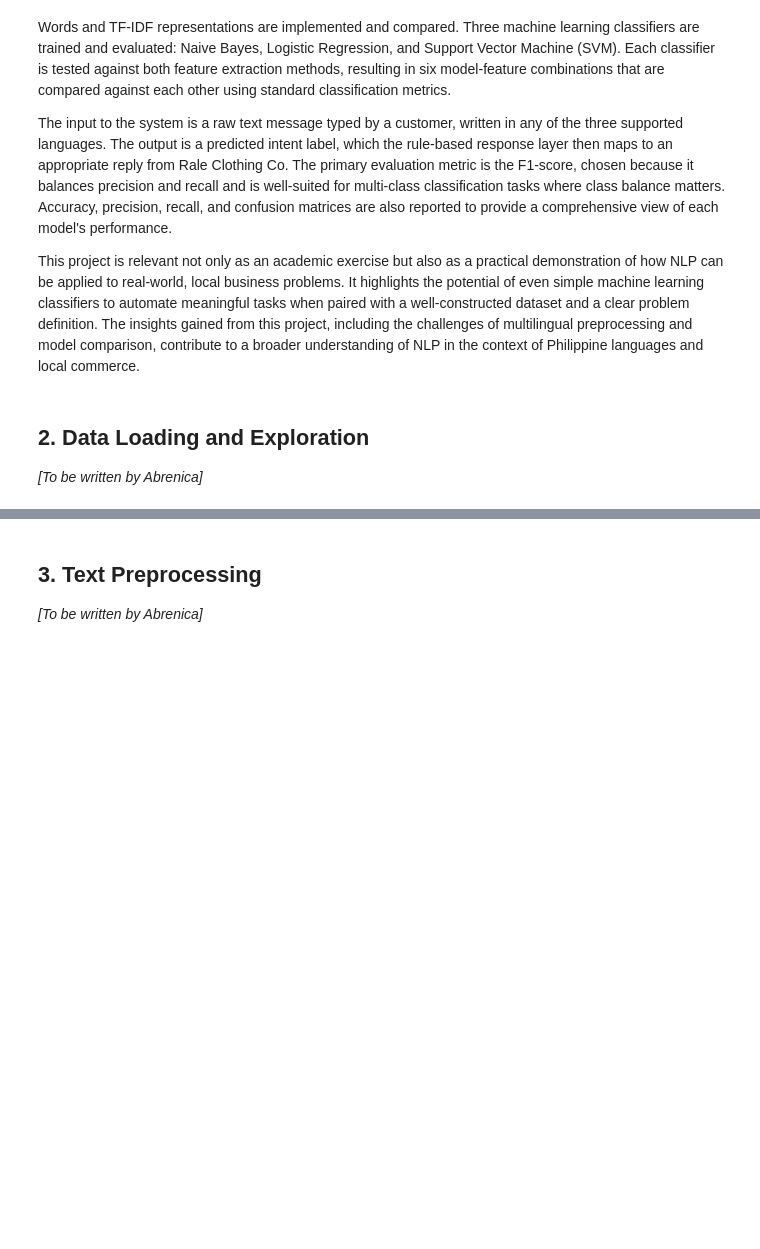
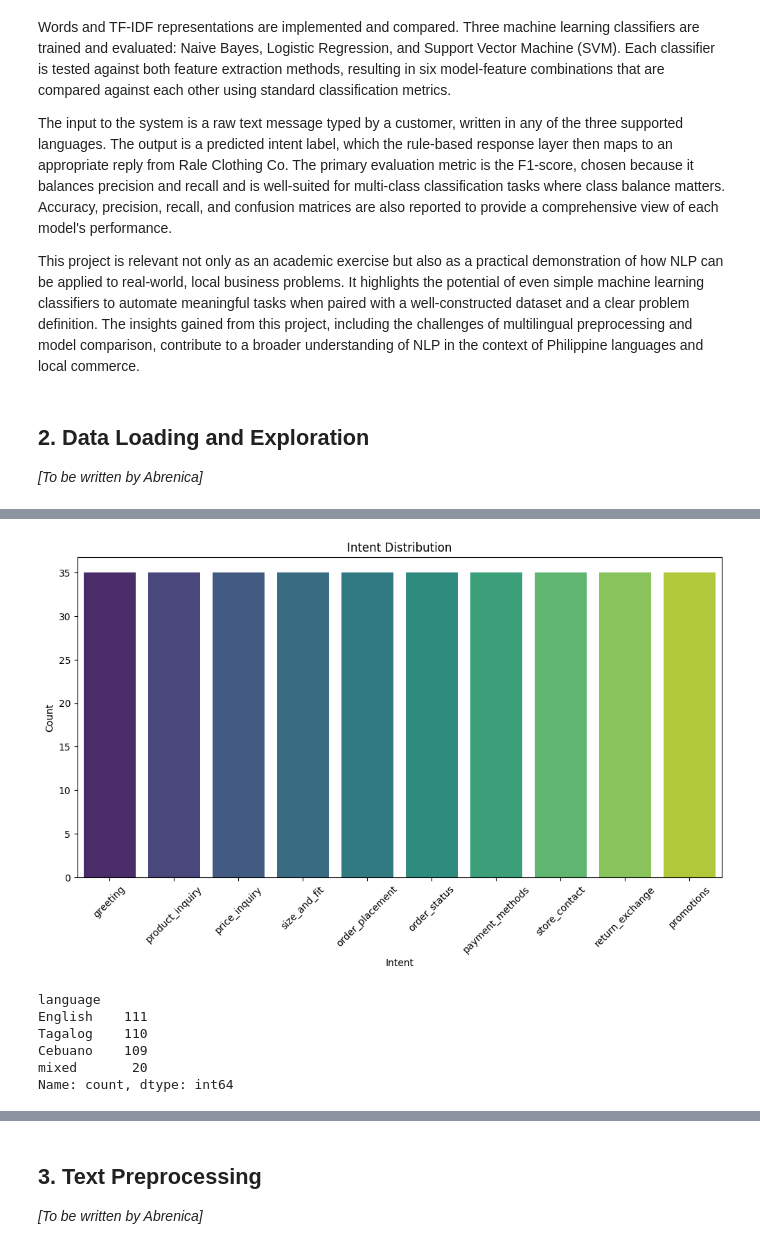
Before and after one commit to CTRL-JUJU/rale.cco-chatbot, a Jupyter notebook: rale_cco_chatbot.ipynb, the cells around one changed output, grey strips where cells are left out. Drawn from its saved outputs; the diff is of its cells as text; code cells hidden in the pictures; blank space fills up the shorter version.

Commit message:
Abrenica: Done with Task 1 and 2 (Data Collection and Data Preprocessing)

```diff
--- a/rale_cco_chatbot.ipynb
+++ b/rale_cco_chatbot.ipynb
@@ -78,0 +88,3 @@ commerce.
+# %%
+# Load the CSV dataset into a pandas DataFrame
+df = pd.read_csv("rale_clothing_intent_dataset.csv")
@@ -78,0 +167,33 @@ commerce.
+# %%
+# Create a bar chart for intent distribution
+plt.figure(figsize=(12,6))
+
+sns.countplot(
+    data=df,
+    x='intent',
+    order=df['intent'].value_counts().index,
+    palette='viridis'
+)
+
+# Add chart labels and title
+plt.title("Intent Distribution")
+plt.xlabel("Intent")
+plt.ylabel("Count")
+plt.xticks(rotation=45)
+
+# Display the graph
+plt.show()
+# %% [output]
+[figure, added]
+# %%
+# Count the number of samples per language
+language_counts = df['language'].value_counts()
+
+print(language_counts)
+# %% [output]
+language
+English    111
+Tagalog    110
+Cebuano    109
+mixed       20
+Name: count, dtype: int64
```
Also changed, not shown: parts of 22 cells of this notebook, 1 other file.
